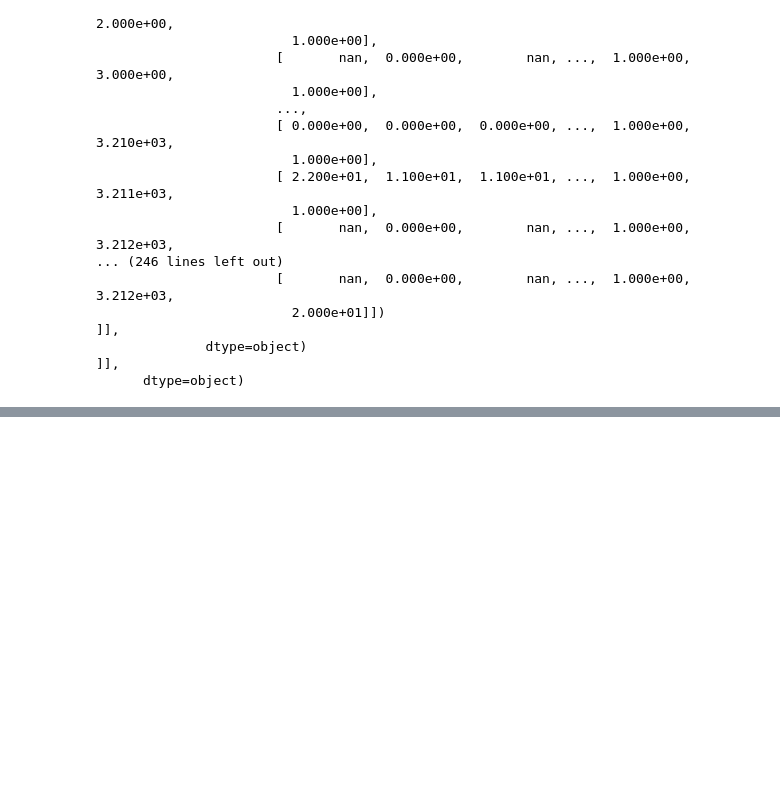
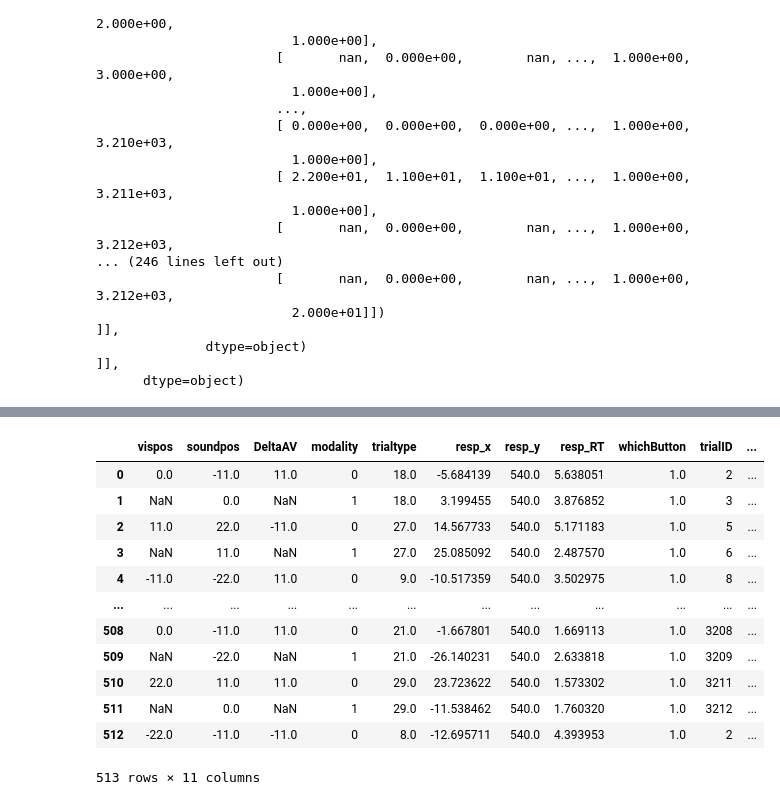
Before and after one commit to MiloszHoleksa/CompCogSci2, a Jupyter notebook: ccs2.ipynb, the cells around one changed output, grey strips where cells are left out. Saved outputs shown, nothing was run; the diff lists cells and outputs as text; code cells hidden in the pictures; blank space fills up the shorter version.

```diff
--- a/ccs2.ipynb
+++ b/ccs2.ipynb
@@ -79,0 +137,16 @@ for (index, data) in df.iterrows():
+# %%
+df[:513]
+# %% [output]
+|  | vispos | soundpos | DeltaAV | modality | trialtype | resp_x | resp_y | resp_RT | whichButton | trialID | ... |
+| 0 | 0.0 | -11.0 | 11.0 | 0 | 18.0 | -5.684139 | 540.0 | 5.638051 | 1.0 | 2 | ... |
+| 1 | NaN | 0.0 | NaN | 1 | 18.0 | 3.199455 | 540.0 | 3.876852 | 1.0 | 3 | ... |
+| 2 | 11.0 | 22.0 | -11.0 | 0 | 27.0 | 14.567733 | 540.0 | 5.171183 | 1.0 | 5 | ... |
+| 3 | NaN | 11.0 | NaN | 1 | 27.0 | 25.085092 | 540.0 | 2.487570 | 1.0 | 6 | ... |
+| 4 | -11.0 | -22.0 | 11.0 | 0 | 9.0 | -10.517359 | 540.0 | 3.502975 | 1.0 | 8 | ... |
+| ... | ... | ... | ... | ... | ... | ... | ... | ... | ... | ... | ... |
+| 508 | 0.0 | -11.0 | 11.0 | 0 | 21.0 | -1.667801 | 540.0 | 1.669113 | 1.0 | 3208 | ... |
+| 509 | NaN | -22.0 | NaN | 1 | 21.0 | -26.140231 | 540.0 | 2.633818 | 1.0 | 3209 | ... |
+| 510 | 22.0 | 11.0 | 11.0 | 0 | 29.0 | 23.723622 | 540.0 | 1.573302 | 1.0 | 3211 | ... |
+| 511 | NaN | 0.0 | NaN | 1 | 29.0 | -11.538462 | 540.0 | 1.760320 | 1.0 | 3212 | ... |
+| 512 | -22.0 | -11.0 | -11.0 | 0 | 8.0 | -12.695711 | 540.0 | 4.393953 | 1.0 | 2 | ... |
+513 rows × 11 columns
```
Also changed, not shown: parts of 20 cells of this notebook.
